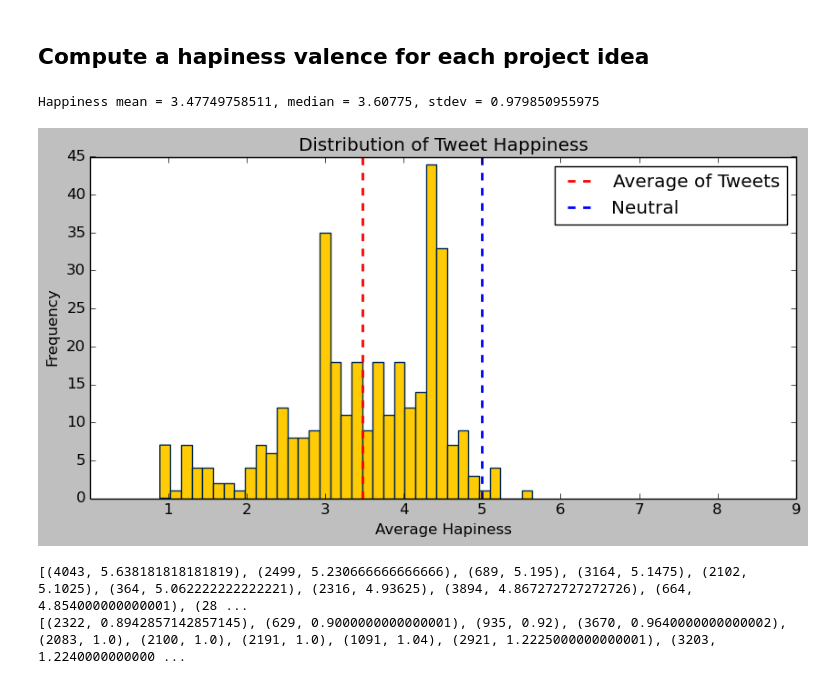
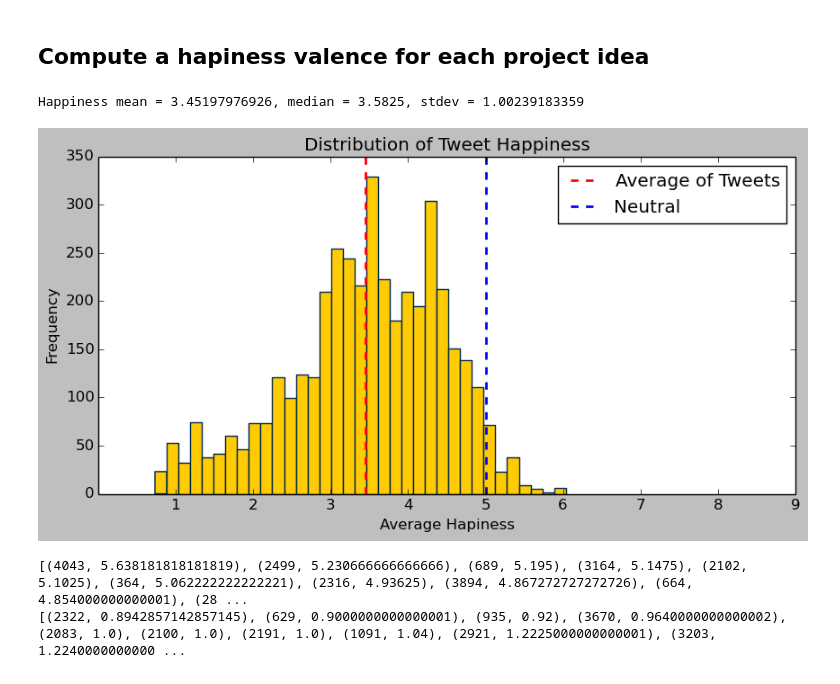
Before and after one commit to bradfordlynch/RossImpactChallengeTweetAnalysis, a Jupyter notebook: Ross Impact Tweet Analysis.ipynb, the cells around one changed output. Cells and saved outputs as stored; diff of their text form; code cells hidden in the pictures.

```diff
--- a/Ross Impact Tweet Analysis.ipynb
+++ b/Ross Impact Tweet Analysis.ipynb
@@ -376,36 +376,36 @@ def getTextHappAvg(text):
     tokenHappDict = {token:getHapps(token) for token in text if getHapps(token) != False}
 
     return sum([tokenHappDict[token]*tokenFreqDict[token]/freqSum for token in tokenHappDict.keys()])
 
-tweetsHappiness = (noRetweetsTokenized
+tweetsHappiness = (tweetsTokenized
                    .mapValues(getTextHappAvg)
                    .filter(lambda s: s[1] != 0))
 
 import matplotlib.pyplot as plt
 
 tweetsHappsValues = tweetsHappiness.map(lambda s: s[1]).collect()
 
 mean = np.mean(tweetsHappsValues)
 median = np.median(tweetsHappsValues)
 stdev = np.std(tweetsHappsValues)
 
 fig = plt.figure(figsize=(10,5))
 plt.hist(tweetsHappsValues, 35, color='#ffcb05', edgecolor='#00274c')
 plt.axvline(mean, color='r', linestyle='dashed', linewidth=2, label='Average of Tweets')
 plt.axvline(5, color='b', linestyle='dashed', linewidth=2, label='Neutral')
 plt.title("Distribution of Tweet Happiness")
 plt.xticks(range(1,10))
 plt.xlabel("Average Hapiness")
 plt.ylabel("Frequency")
 plt.gcf().subplots_adjust(bottom=0.15)
 plt.legend()
 plt.savefig(os.path.join('/vagrant/rossImpactTweetsHapps.png'))
 pass
 
 print "Happiness mean = %s, median = %s, stdev = %s" % (mean, median, stdev)
 # %% [output]
-Happiness mean = 3.47749758511, median = 3.60775, stdev = 0.979850955975
+Happiness mean = 3.45197976926, median = 3.5825, stdev = 1.00239183359
-[figure, old version]
+[figure, new version]
 # %%
 topHappTweets = tweetsHappiness.takeOrdered(10, lambda s: -s[1])
 topHappTweetsIndicies = [s[0] for s in topHappTweets]
```
Also changed, not shown: parts of 9 cells of this notebook.
